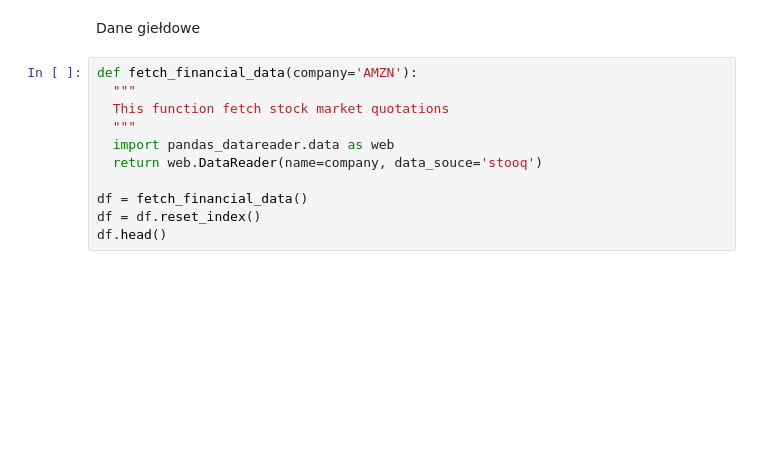
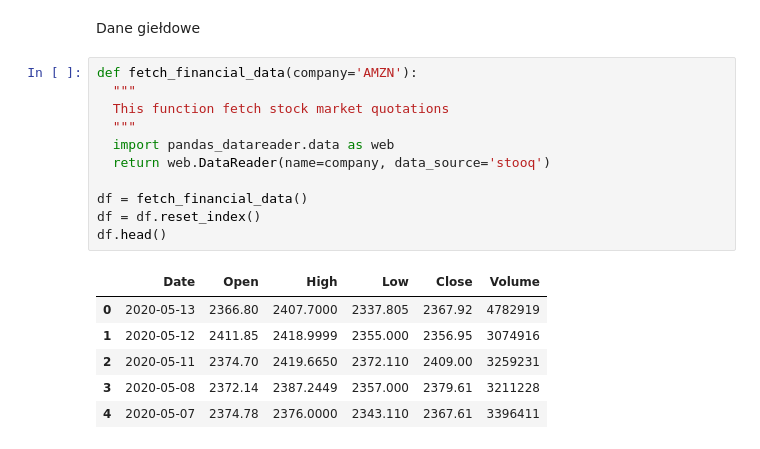
Before and after one commit to AgnieszkaBorys/data-science-bootcamp, a Jupyter notebook: 03_wizualizacje_danych/05_plotly_express.ipynb, the cells around one changed output. Cells and saved outputs as stored; diff of their text form; blank space fills up the shorter version.

```diff
--- a/03_wizualizacje_danych/05_plotly_express.ipynb
+++ b/03_wizualizacje_danych/05_plotly_express.ipynb
@@ -153,11 +153,18 @@ Dane giełdowe
 # %%
 def fetch_financial_data(company='AMZN'):
   """
   This function fetch stock market quotations
   """
   import pandas_datareader.data as web
-  return web.DataReader(name=company, data_souce='stooq')
+  return web.DataReader(name=company, data_source='stooq')
 
 df = fetch_financial_data()
 df = df.reset_index()
 df.head()
+# %% [output]
+|  | Date | Open | High | Low | Close | Volume |
+| 0 | 2020-05-13 | 2366.80 | 2407.7000 | 2337.805 | 2367.92 | 4782919 |
+| 1 | 2020-05-12 | 2411.85 | 2418.9999 | 2355.000 | 2356.95 | 3074916 |
+| 2 | 2020-05-11 | 2374.70 | 2419.6650 | 2372.110 | 2409.00 | 3259231 |
+| 3 | 2020-05-08 | 2372.14 | 2387.2449 | 2357.000 | 2379.61 | 3211228 |
+| 4 | 2020-05-07 | 2374.78 | 2376.0000 | 2343.110 | 2367.61 | 3396411 |
```
Also changed, not shown: parts of 10 cells of this notebook.
